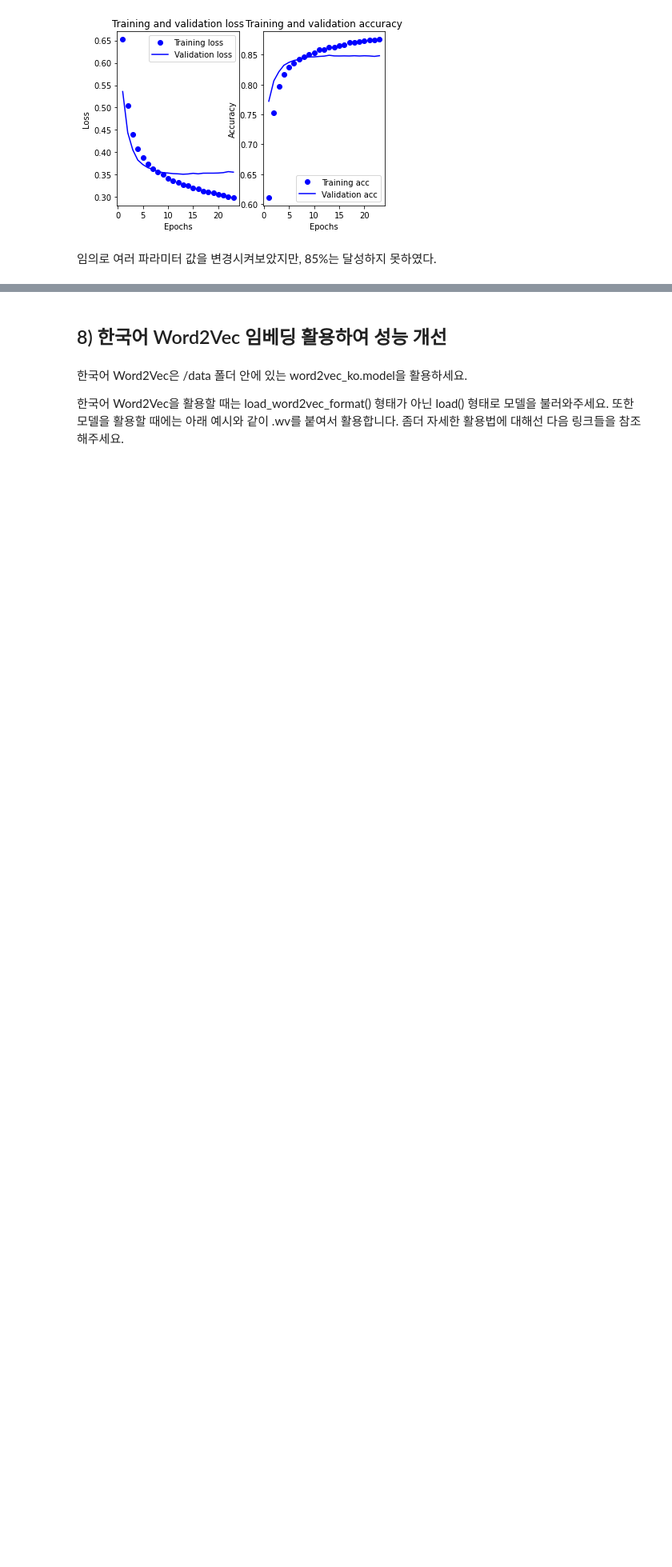
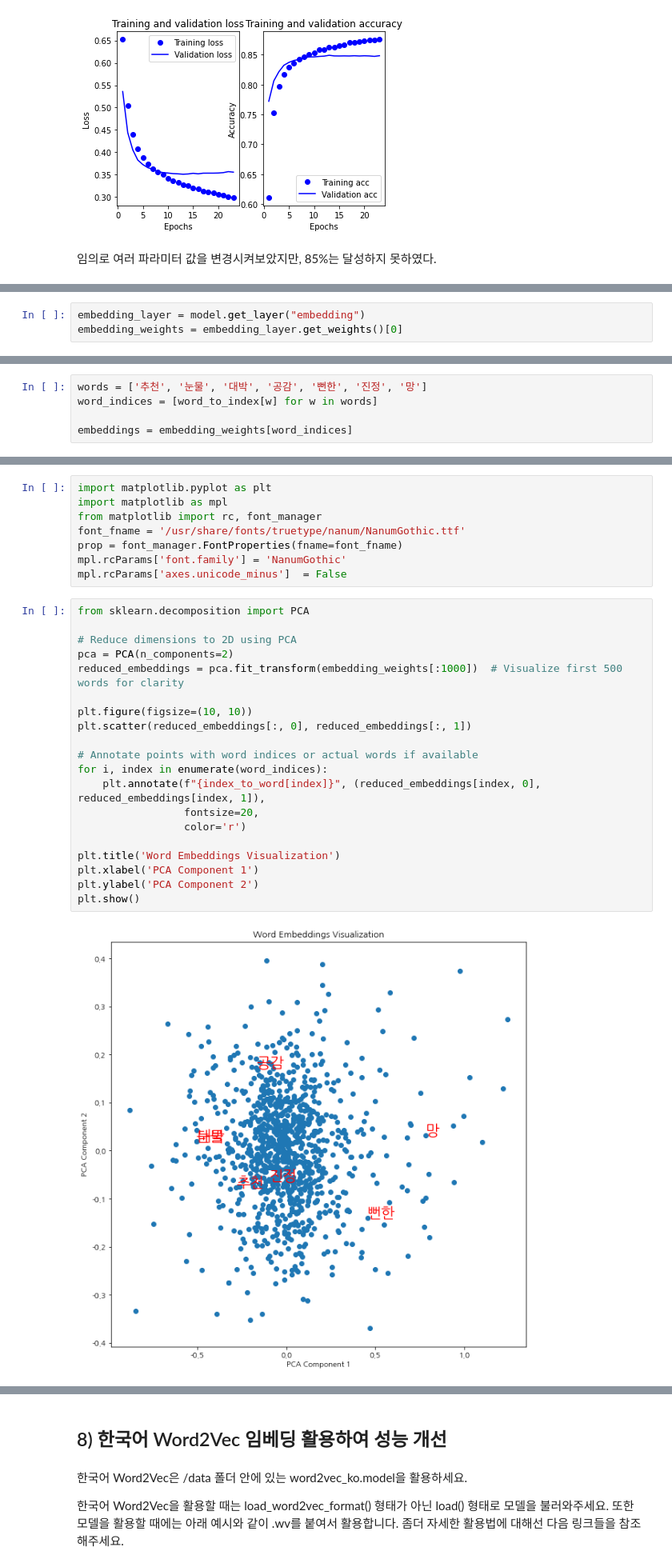
Before and after one commit to coronarita1991/AIFFEL_RESEARCH_STUDY, a Jupyter notebook: Quests/Quest5_20240612/NLP_Project1.ipynb, the cells around one changed output, grey strips where cells are left out. Shown at 80% size. Cells and saved outputs as stored; diff of their text form; blank space fills up the shorter version.

```diff
--- a/Quests/Quest5_20240612/NLP_Project1.ipynb
+++ b/Quests/Quest5_20240612/NLP_Project1.ipynb
@@ -655,0 +667,3 @@ Epoch 23/100
+# %%
+embedding_layer = model.get_layer("embedding")
+embedding_weights = embedding_layer.get_weights()[0]
@@ -655,0 +714,5 @@ Epoch 23/100
+# %%
+words = ['추천', '눈물', '대박', '공감', '뻔한', '진정', '망']
+word_indices = [word_to_index[w] for w in words]
+
+embeddings = embedding_weights[word_indices]
@@ -655,0 +739,30 @@ Epoch 23/100
+# %%
+import matplotlib.pyplot as plt
+import matplotlib as mpl
+from matplotlib import rc, font_manager
+font_fname = '/usr/share/fonts/truetype/nanum/NanumGothic.ttf'
+prop = font_manager.FontProperties(fname=font_fname)
+mpl.rcParams['font.family'] = 'NanumGothic'
+mpl.rcParams['axes.unicode_minus']  = False
+# %%
+from sklearn.decomposition import PCA
+
+# Reduce dimensions to 2D using PCA
+pca = PCA(n_components=2)
+reduced_embeddings = pca.fit_transform(embedding_weights[:1000])  # Visualize first 500 words for clarity
+
+plt.figure(figsize=(10, 10))
+plt.scatter(reduced_embeddings[:, 0], reduced_embeddings[:, 1])
+
+# Annotate points with word indices or actual words if available
+for i, index in enumerate(word_indices):
+    plt.annotate(f"{index_to_word[index]}", (reduced_embeddings[index, 0], reduced_embeddings[index, 1]),
+                 fontsize=20,
+                 color='r')
+
+plt.title('Word Embeddings Visualization')
+plt.xlabel('PCA Component 1')
+plt.ylabel('PCA Component 2')
+plt.show()
+# %% [output]
+[figure, added]
```
Also changed, not shown: parts of 14 cells of this notebook.
